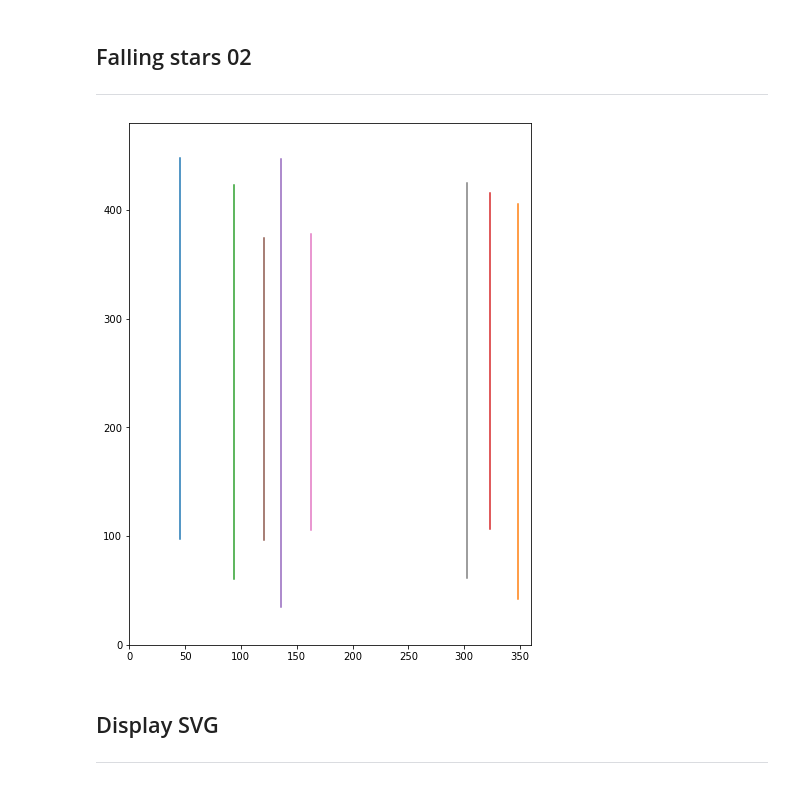
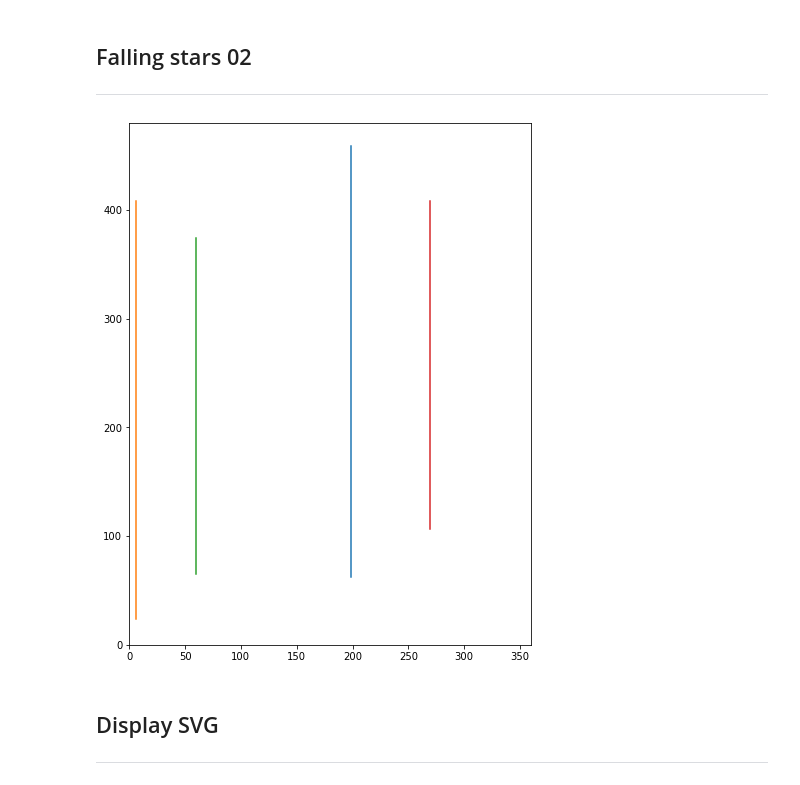
Before and after one commit to diegoinacio/diegoinacio, a Jupyter notebook: image_procedures.ipynb, the cells around one changed output. Drawn from its saved outputs; the diff is of its cells as text; code cells hidden in the pictures.

```diff
--- a/image_procedures.ipynb
+++ b/image_procedures.ipynb
@@ -27,0 +97,13 @@ SVG += f'<svg id="image" width="{WIDTH}px" height="{HEIGHT}px" xmlns="http://www
+# %%
+fig, ax = plt.subplots(1, 1, figsize=(36/5, 48/5))
+
+N = 10
+np.random.seed(sum([ord(e) for e in list('Fixed Stars 01')]))
+x = np.random.random(N)*WIDTH
+y = np.random.random(N)*HEIGHT
+
+ax.scatter(x, HEIGHT - y)
+ax.set_xlim([0, WIDTH])
+ax.set_ylim([0, HEIGHT])
+
+plt.show()
@@ -28,3 +112,19 @@ SVG += f'<svg id="image" width="{WIDTH}px" height="{HEIGHT}px" xmlns="http://www
+# %%
+SVG += '  <!-- ! Fixed stars 01 -->\n'
+SVG += '  <g id="fixed-stars01">\n'
+
+maxdur = 10
+
+np.random.seed(sum([ord(e) for e in list('Fixed Stars 01')]))
+for i in range(N):
+    r = 0.75 + np.random.random()*0.75
+    h = [0, 220][np.random.randint(2)] + np.random.random()*40 - 20
+    SVG += f'    <circle cx="{x[i]:.02f}" cy="{y[i]:.02f}" r="{r:.02f}" fill="hsl({h:.02f}, 70%, 70%)">\n'
+    offset = np.random.random()*maxdur
+    SVG += f'      <animate attributeName="opacity" values="1;0.5;0.75;0.25;0.75;0.5;1" dur="{maxdur}s" begin="-{offset:.02f}s" repeatCount="indefinite" />\n'
+    SVG += f'    </circle>\n'
+
+SVG += '  </g>\n\n'
 # %% [markdown]
 ## Falling stars 01
 ---
@@ -93,8 +131,8 @@ SVG += '  <rect id="BG" width="100%" height="100%" fill="url(#BG-grad2)" style="
 # %%
 fig, ax = plt.subplots(1, 1, figsize=(36/5, 48/5))
 
-N = 16
-np.random.seed(1234567)
+N = 8
+np.random.seed(sum([ord(e) for e in list('Falling Stars 01')]))
 x = np.random.random(N)*WIDTH
 y = np.random.random(N)*HEIGHT
 
@@ -140,24 +178,24 @@ SVG += f'  <circle cx="250" cy="100" r="30" fill="url(#BH-grad1)" stroke="white"
 # %%
 fig, ax = plt.subplots(1, 1, figsize=(36/5, 48/5))
 
-N = 8
+N = 4
 ymin = 20
 ymax = HEIGHT - ymin
 
-np.random.seed(123456)
+np.random.seed(sum([ord(e) for e in list('Falling Stars 02')]))
 x = np.random.random(N)*WIDTH
 yo = ymin + np.random.random(N)*(HEIGHT/4 -ymin)
 yi = 3*HEIGHT/4 + np.random.random(N)*(HEIGHT/4 -ymin)
 
 for i in range(N):
     ax.plot([x[i]]*2, [HEIGHT - yo[i], HEIGHT - yi[i]])
 
 ax.set_xlim([0, WIDTH])
 ax.set_ylim([0, HEIGHT])
 
 plt.show()
 # %% [output]
-[figure, old version]
+[figure, new version]
 # %%
 SVG += '  <!-- ! Falling stars 02 -->\n'
 SVG += '  <g id="falling-stars02" opacity="0.5">\n'
```
Also changed, not shown: parts of 12 cells of this notebook.
